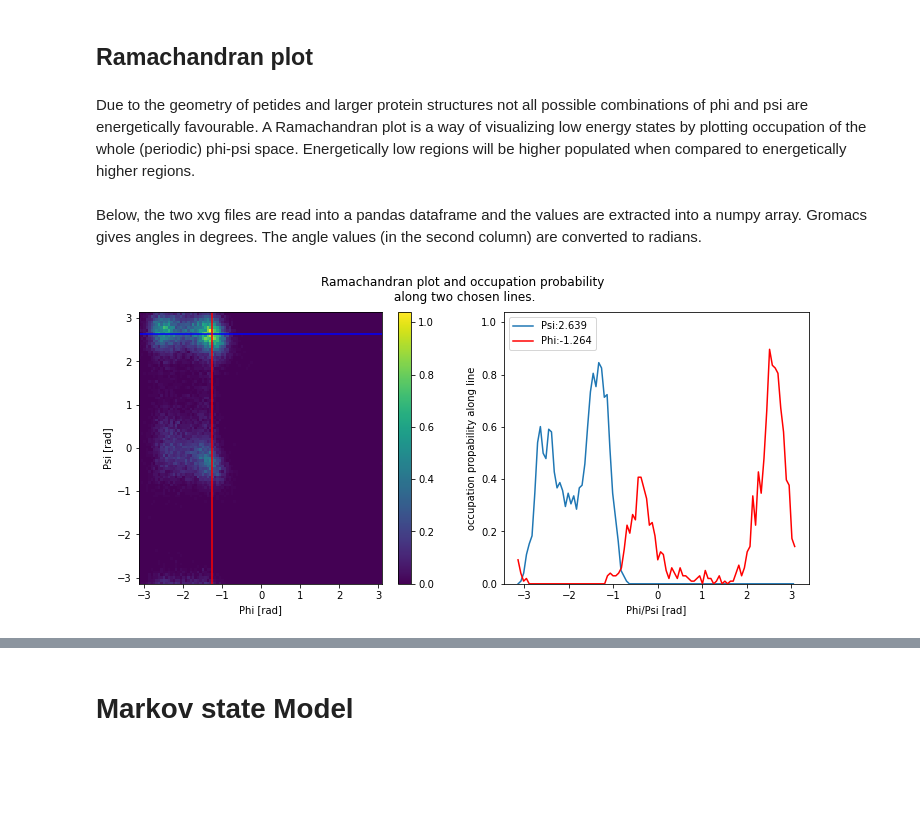
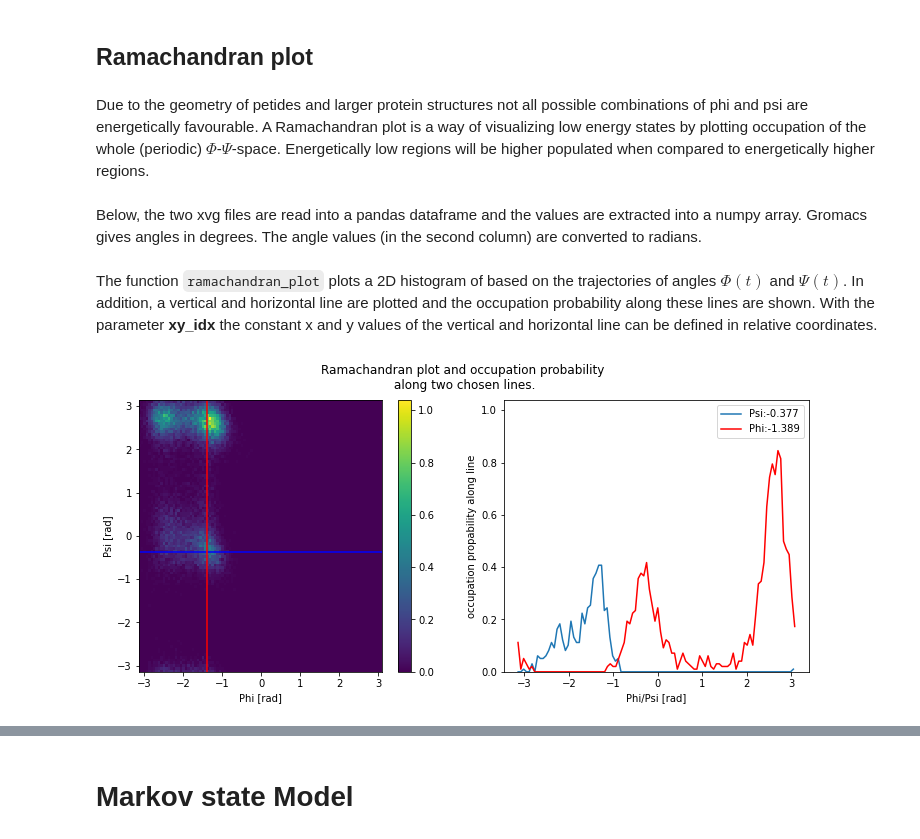
Before and after one commit to HannesC94/Final_Project_BioSim, a Jupyter notebook: Construction and Validation of Markov State Model .ipynb, the cells around one changed output, grey strips where cells are left out. Drawn from its saved outputs; the diff is of its cells as text; code cells hidden in the pictures; blank space fills up the shorter version.

```diff
--- a/Construction and Validation of Markov State Model .ipynb
+++ b/Construction and Validation of Markov State Model .ipynb
@@ -196,7 +198,7 @@ With this, the following command was used to generate two .xvg files containing
 # %% [markdown]
 ## Ramachandran plot
 # %% [markdown]
-Due to the geometry of petides and larger protein structures not all possible combinations of phi and psi are energetically favourable. A Ramachandran plot is a way of visualizing low energy states by plotting occupation of the whole (periodic) phi-psi space. Energetically low regions will be higher populated when compared to energetically higher regions.
+Due to the geometry of petides and larger protein structures not all possible combinations of phi and psi are energetically favourable. A Ramachandran plot is a way of visualizing low energy states by plotting occupation of the whole (periodic) $\Phi$-$\Psi$-space. Energetically low regions will be higher populated when compared to energetically higher regions.
 # %% [markdown]
 Below, the two xvg files are read into a pandas dataframe and the values are extracted into a numpy array. Gromacs gives angles in degrees. The angle values (in the second column) are converted to radians.
 # %%
@@ -210,7 +212,9 @@ psi = psi_raw.values
 psi[:, 1] *= 2*np.pi/360
 phi = phi_raw.values
 phi[:, 1] *= 2*np.pi/360
+# %% [markdown]
+The function `ramachandran_plot` plots a 2D histogram of based on the trajectories of angles $\Phi(t)$ and $\Psi(t)$. In addition, a vertical and horizontal line are plotted and the occupation probability along these lines are shown. With the parameter **xy_idx** the constant x and y values of the vertical and horizontal line can be defined in relative coordinates.
 # %%
-plot = ef.ramachandran_plot(phi, psi, xy_idx=[0.3, 0.92])
+plot = ef.ramachandran_plot(phi, psi, xy_idx=[0.29, 0.44])
 # %% [output]
-[figure, old version]
+[figure, new version]
```
Also changed, not shown: parts of 28 cells of this notebook, 2 other files.
